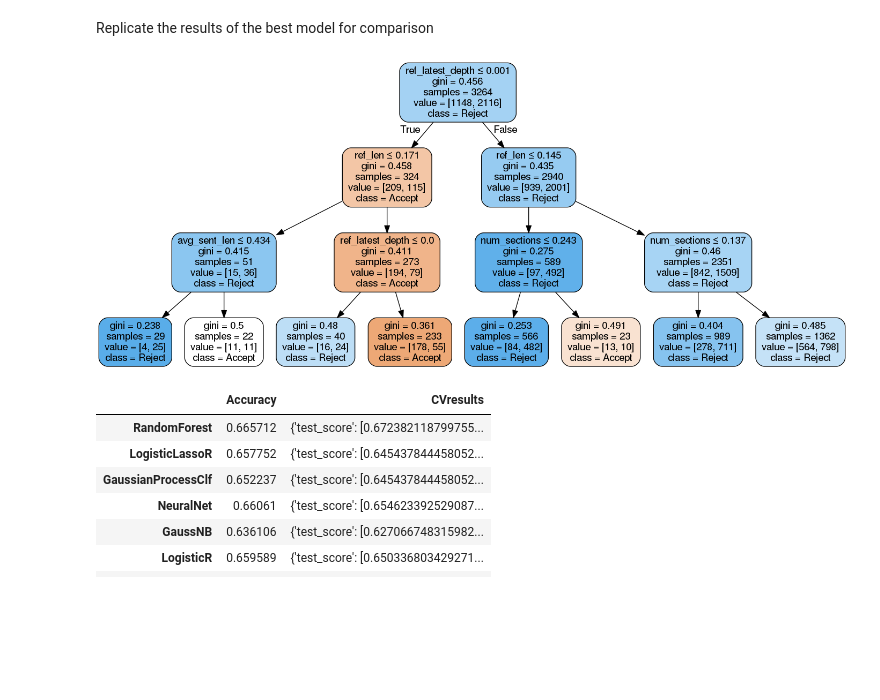
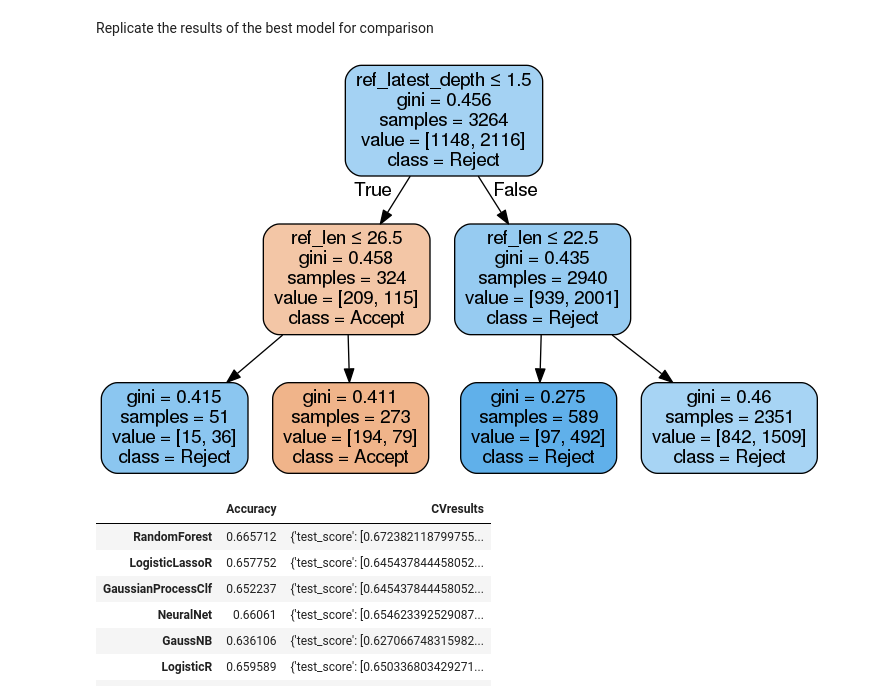
Before and after one commit to shruti-singh/PaperAcceptancePrediction, a Jupyter notebook: shruti/BaselineOnEntireICLR_Part2.ipynb, the cells around one changed output. Drawn from its saved outputs; the diff is of its cells as text; code cells hidden in the pictures; blank space fills up the shorter version.

```diff
--- a/shruti/BaselineOnEntireICLR_Part2.ipynb
+++ b/shruti/BaselineOnEntireICLR_Part2.ipynb
@@ -56,12 +67,14 @@ data = data.sample(n=len(data), random_state=42)
 # %% [markdown]
 Replicate the results of the best model for comparison
 # %%
-clf_dict = {'DecisionTree':DecisionTreeClassifier(max_depth=3),
-            'RandomForest':RandomForestClassifier(max_depth=10),
+clf_dict = {'DecisionTree':DecisionTreeClassifier(max_depth=2),
+            'RandomForest':RandomForestClassifier(max_depth=3),
             'LogisticR':LogisticRegression(max_iter=1000),
             'LogisticLassoR':LogisticRegression(max_iter=1000, penalty='l1',solver='liblinear'),
             'RidgeClf':RidgeClassifier(max_iter=1000),
             'SVC':SVC(kernel='rbf'),
+            'SVCPoly': SVC(kernel='poly', degree=3, gamma='auto'),
+            'SVCLin': SVC(kernel='linear'),
             'GaussNB':GaussianNB(),
             'NeuralNet':MLPClassifier((50),activation='logistic'),
             'KNN':KNeighborsClassifier(n_neighbors=10),
@@ -83,18 +96,18 @@ def plot(clf):
 # %%
 model_results = pd.DataFrame()
 model_results['Accuracy'] = None
 model_results['CVresults'] = None
 
 for clf_name,clf in clf_dict.items():
     X = data.drop(columns=['id', 'label', 'ref_latest'])#, 'len_char_title', 'len_word_title', 'len_char_abstract', 'len_word_abstract'])
     y = data['label']
-    X_normalized = X / X.max(axis=0)
+    X_normalized = X #/ X.max(axis=0)
     results = cross_validate(clf, X_normalized, y, return_estimator=True)
     clf = results['estimator']
     results.pop('estimator')
     accuracy = np.mean(results['test_score'])
     model_results.loc[clf_name, ['Accuracy', 'CVresults']] = [accuracy, results]
     if clf_name == "DecisionTree":
         display(plot(clf))
 # %% [output]
-[figure, old version]
+[figure, new version]
```
Also changed, not shown: parts of 2 cells of this notebook, 3 other files.
